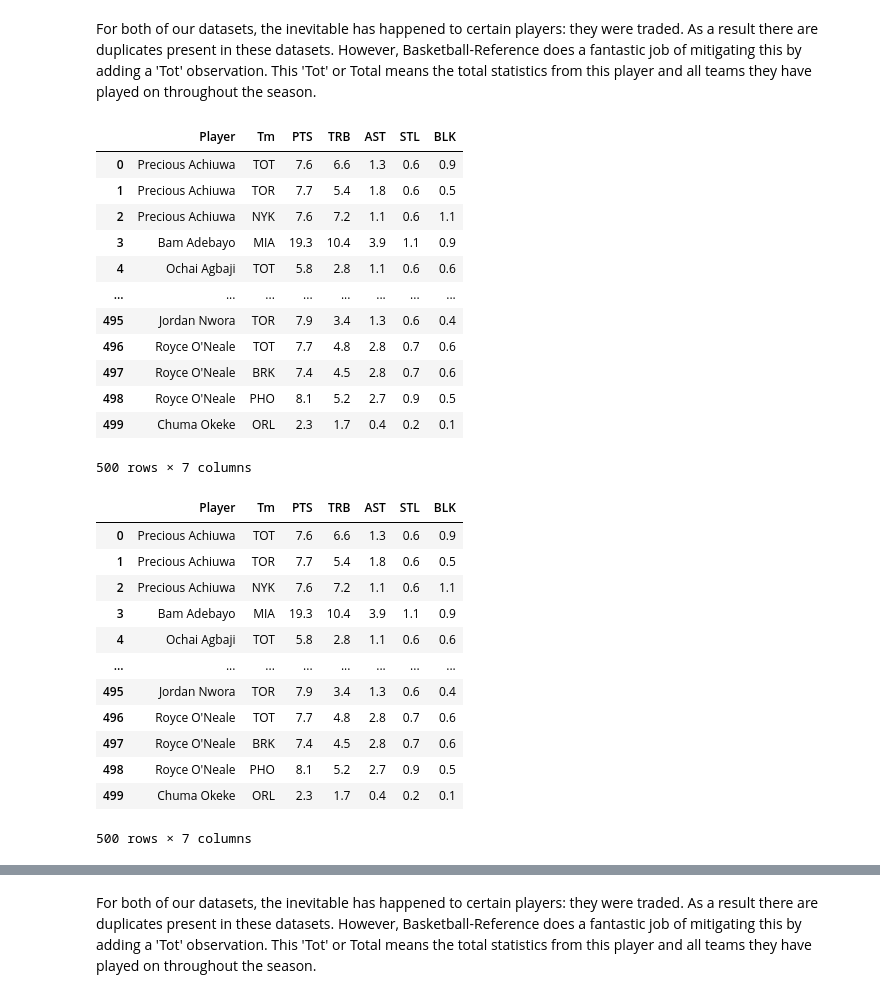
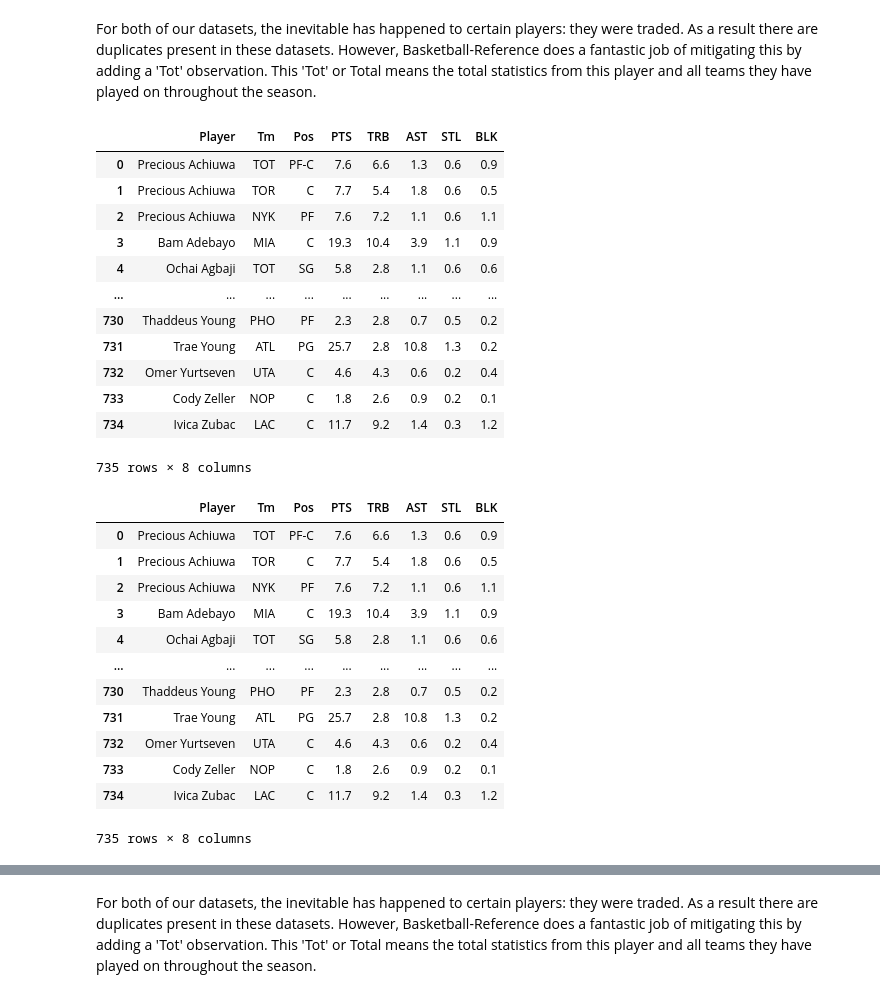
Before and after one commit to shray3420/stat207-final-project, a Jupyter notebook: Final_Project_ShrayAlbertJustin.ipynb, the cells around one changed output, grey strips where cells are left out. Cells and saved outputs as stored; diff of their text form; code cells hidden in the pictures.

```diff
--- a/Final_Project_ShrayAlbertJustin.ipynb
+++ b/Final_Project_ShrayAlbertJustin.ipynb
@@ -59,37 +59,37 @@ Missing Values Detection and Cleaning for Per Game Statitics and Advanced Statis
 # %% [markdown]
 For both of our datasets, the inevitable has happened to certain players: they were traded. As a result there are duplicates present in these datasets. However, Basketball-Reference does a fantastic job of mitigating this by adding a 'Tot' observation. This 'Tot' or Total means the total statistics from this player and all teams they have played on throughout the season.
 # %%
-per_game_stats = per_game_stats[[ 'Player' , 'Tm' , 'PTS' , 'TRB' , 'AST' , 'STL' , 'BLK' ]]
+per_game_stats = per_game_stats[[ 'Player' , 'Tm', 'Pos' , 'PTS' , 'TRB' , 'AST' , 'STL' , 'BLK' ]]
 per_game_stats
 # %% [output]
-|  | Player | Tm | PTS | TRB | AST | STL | BLK |
-| 0 | Precious Achiuwa | TOT | 7.6 | 6.6 | 1.3 | 0.6 | 0.9 |
-| 1 | Precious Achiuwa | TOR | 7.7 | 5.4 | 1.8 | 0.6 | 0.5 |
-| 2 | Precious Achiuwa | NYK | 7.6 | 7.2 | 1.1 | 0.6 | 1.1 |
-| 3 | Bam Adebayo | MIA | 19.3 | 10.4 | 3.9 | 1.1 | 0.9 |
-| 4 | Ochai Agbaji | TOT | 5.8 | 2.8 | 1.1 | 0.6 | 0.6 |
-| ... | ... | ... | ... | ... | ... | ... | ... |
-| 495 | Jordan Nwora | TOR | 7.9 | 3.4 | 1.3 | 0.6 | 0.4 |
-| 496 | Royce O'Neale | TOT | 7.7 | 4.8 | 2.8 | 0.7 | 0.6 |
-| 497 | Royce O'Neale | BRK | 7.4 | 4.5 | 2.8 | 0.7 | 0.6 |
-| 498 | Royce O'Neale | PHO | 8.1 | 5.2 | 2.7 | 0.9 | 0.5 |
-| 499 | Chuma Okeke | ORL | 2.3 | 1.7 | 0.4 | 0.2 | 0.1 |
+|  | Player | Tm | Pos | PTS | TRB | AST | STL | BLK |
+| 0 | Precious Achiuwa | TOT | PF-C | 7.6 | 6.6 | 1.3 | 0.6 | 0.9 |
+| 1 | Precious Achiuwa | TOR | C | 7.7 | 5.4 | 1.8 | 0.6 | 0.5 |
+| 2 | Precious Achiuwa | NYK | PF | 7.6 | 7.2 | 1.1 | 0.6 | 1.1 |
+| 3 | Bam Adebayo | MIA | C | 19.3 | 10.4 | 3.9 | 1.1 | 0.9 |
+| 4 | Ochai Agbaji | TOT | SG | 5.8 | 2.8 | 1.1 | 0.6 | 0.6 |
+| ... | ... | ... | ... | ... | ... | ... | ... | ... |
+| 730 | Thaddeus Young | PHO | PF | 2.3 | 2.8 | 0.7 | 0.5 | 0.2 |
+| 731 | Trae Young | ATL | PG | 25.7 | 2.8 | 10.8 | 1.3 | 0.2 |
+| 732 | Omer Yurtseven | UTA | C | 4.6 | 4.3 | 0.6 | 0.2 | 0.4 |
+| 733 | Cody Zeller | NOP | C | 1.8 | 2.6 | 0.9 | 0.2 | 0.1 |
+| 734 | Ivica Zubac | LAC | C | 11.7 | 9.2 | 1.4 | 0.3 | 1.2 |
-500 rows × 7 columns
+735 rows × 8 columns
 # %%
 per_game_stats = per_game_stats.dropna()
 per_game_stats
 # %% [output]
-|  | Player | Tm | PTS | TRB | AST | STL | BLK |
-| 0 | Precious Achiuwa | TOT | 7.6 | 6.6 | 1.3 | 0.6 | 0.9 |
-| 1 | Precious Achiuwa | TOR | 7.7 | 5.4 | 1.8 | 0.6 | 0.5 |
-| 2 | Precious Achiuwa | NYK | 7.6 | 7.2 | 1.1 | 0.6 | 1.1 |
-| 3 | Bam Adebayo | MIA | 19.3 | 10.4 | 3.9 | 1.1 | 0.9 |
-| 4 | Ochai Agbaji | TOT | 5.8 | 2.8 | 1.1 | 0.6 | 0.6 |
-| ... | ... | ... | ... | ... | ... | ... | ... |
-| 495 | Jordan Nwora | TOR | 7.9 | 3.4 | 1.3 | 0.6 | 0.4 |
-| 496 | Royce O'Neale | TOT | 7.7 | 4.8 | 2.8 | 0.7 | 0.6 |
-| 497 | Royce O'Neale | BRK | 7.4 | 4.5 | 2.8 | 0.7 | 0.6 |
-| 498 | Royce O'Neale | PHO | 8.1 | 5.2 | 2.7 | 0.9 | 0.5 |
-| 499 | Chuma Okeke | ORL | 2.3 | 1.7 | 0.4 | 0.2 | 0.1 |
+|  | Player | Tm | Pos | PTS | TRB | AST | STL | BLK |
+| 0 | Precious Achiuwa | TOT | PF-C | 7.6 | 6.6 | 1.3 | 0.6 | 0.9 |
+| 1 | Precious Achiuwa | TOR | C | 7.7 | 5.4 | 1.8 | 0.6 | 0.5 |
+| 2 | Precious Achiuwa | NYK | PF | 7.6 | 7.2 | 1.1 | 0.6 | 1.1 |
+| 3 | Bam Adebayo | MIA | C | 19.3 | 10.4 | 3.9 | 1.1 | 0.9 |
+| 4 | Ochai Agbaji | TOT | SG | 5.8 | 2.8 | 1.1 | 0.6 | 0.6 |
+| ... | ... | ... | ... | ... | ... | ... | ... | ... |
+| 730 | Thaddeus Young | PHO | PF | 2.3 | 2.8 | 0.7 | 0.5 | 0.2 |
+| 731 | Trae Young | ATL | PG | 25.7 | 2.8 | 10.8 | 1.3 | 0.2 |
+| 732 | Omer Yurtseven | UTA | C | 4.6 | 4.3 | 0.6 | 0.2 | 0.4 |
+| 733 | Cody Zeller | NOP | C | 1.8 | 2.6 | 0.9 | 0.2 | 0.1 |
+| 734 | Ivica Zubac | LAC | C | 11.7 | 9.2 | 1.4 | 0.3 | 1.2 |
-500 rows × 7 columns
+735 rows × 8 columns
 # %%
```
Also changed, not shown: parts of 15 cells of this notebook, 2 other files.
